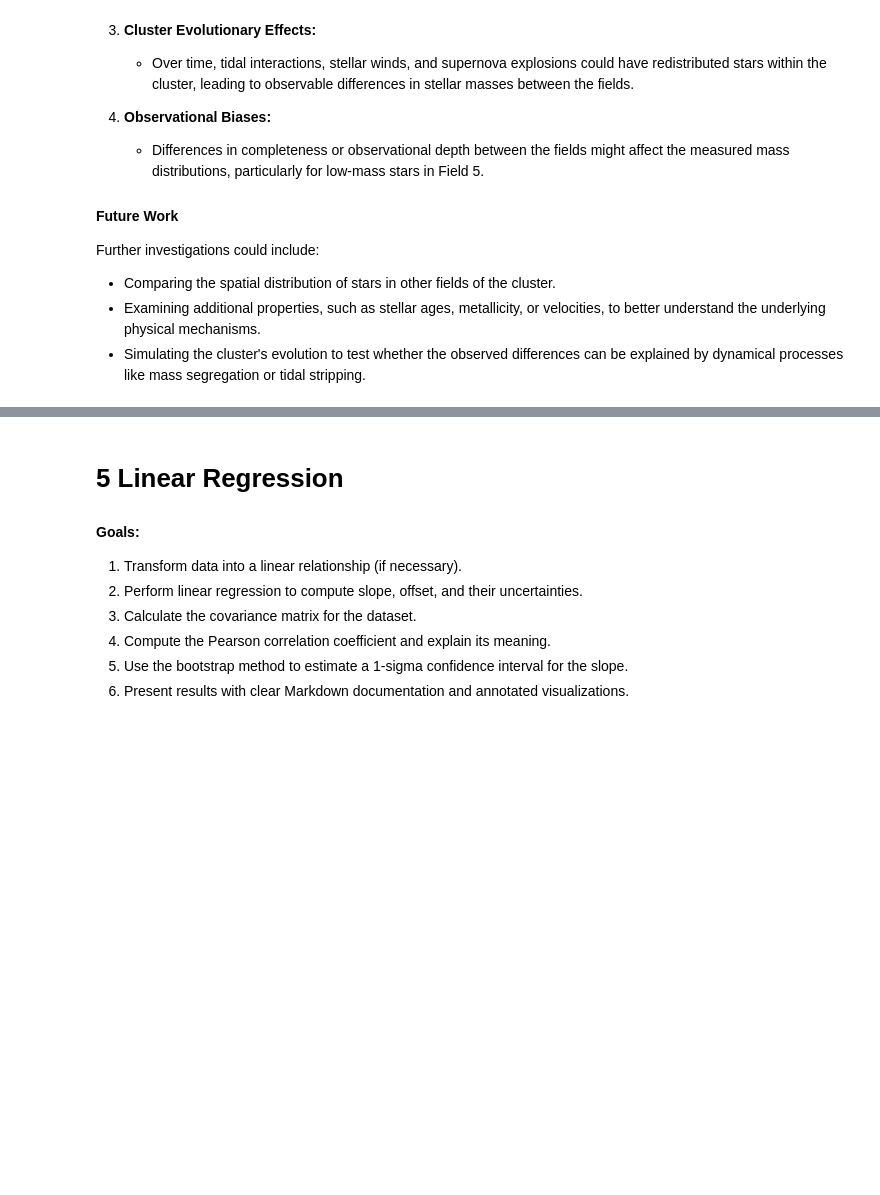
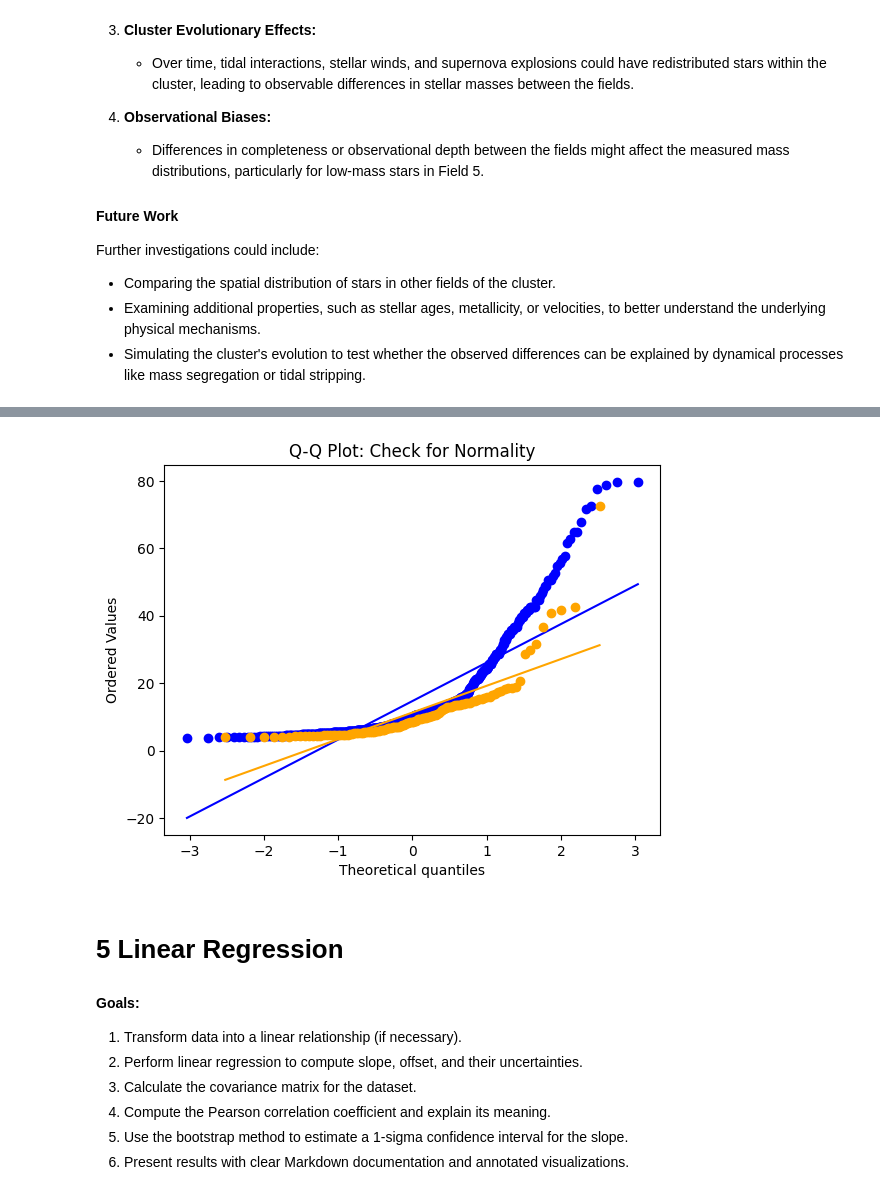
Before and after one commit to laxm7/sta_project, a Jupyter notebook: imf_chiara_felix_laxman.ipynb, the cells around one changed output, grey strips where cells are left out. Drawn from its saved outputs; the diff is of its cells as text; code cells hidden in the pictures; blank space fills up the shorter version.

```diff
--- a/imf_chiara_felix_laxman.ipynb
+++ b/imf_chiara_felix_laxman.ipynb
@@ -586,3 +657,20 @@ Further investigations could include:
+# %%
+import scipy.stats as stats
+import matplotlib.pyplot as plt
+
+# Q-Q plot - check normality
+res1 = stats.probplot(region1_mi_n, dist="norm", plot=plt)
+plt.gca().get_lines()[0].set_color('blue')
+plt.gca().get_lines()[1].set_color('blue')
+
+res2 = stats.probplot(region5_mi_n, dist="norm", plot=plt)
+plt.gca().get_lines()[2].set_color('orange')
+plt.gca().get_lines()[3].set_color('orange')
+
+plt.title("Q-Q Plot: Check for Normality")
+plt.show()
+# %% [output]
+[figure, added]
 # %% [markdown]
 # 5 Linear Regression
 
```
Also changed, not shown: parts of 16 cells of this notebook.
